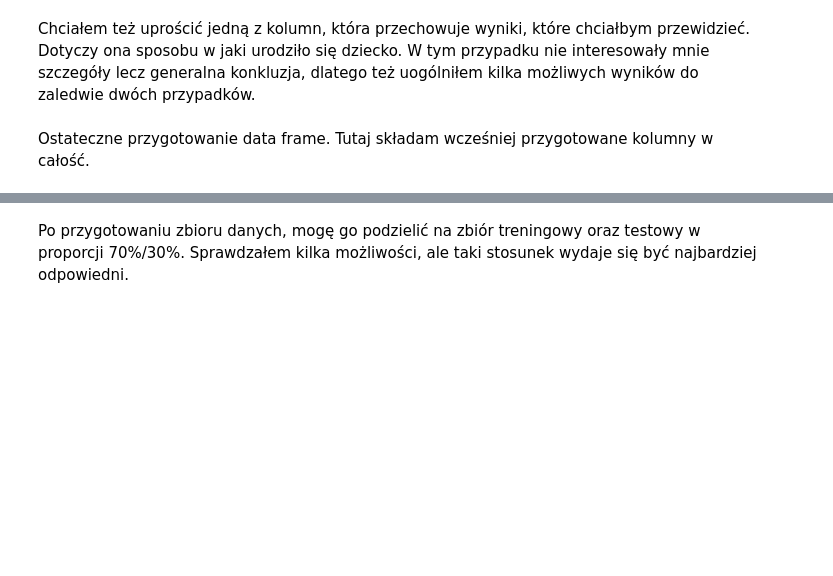
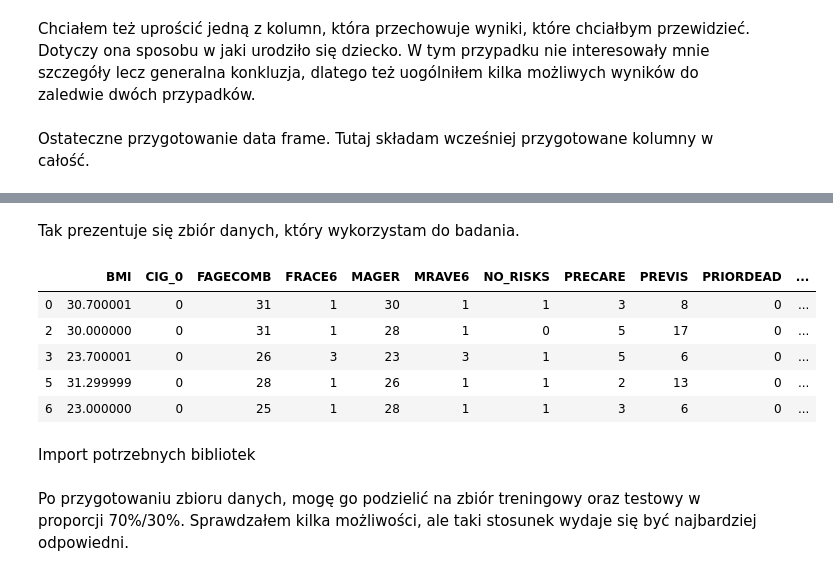
Before and after one commit to kurkowskiad/US-Births-Data-Analysis, a Jupyter notebook: Projekt_Uczenie_Maszynowe.ipynb, the cells around one changed output, grey strips where cells are left out. Saved outputs shown, nothing was run; the diff lists cells and outputs as text; code cells hidden in the pictures; blank space fills up the shorter version.

```diff
--- a/Projekt_Uczenie_Maszynowe.ipynb
+++ b/Projekt_Uczenie_Maszynowe.ipynb
@@ -447,7 +447,7 @@ Ostateczne przygotowanie data frame. Tutaj składam wcześniej przygotowane kolu
 # %%
 output_list = np.array(output_list).astype(np.uint8)
 df = df.drop(['RDMETH_REC'], axis=1)
-df.insert(11, 'RDMETH_REC', output_list)
-column_list = df.columns.tolist()
-column_list = column_list[0:11] + column_list[-1:] + [column_list[11]]
+df.insert(24, 'RDMETH_REC', output_list)
+column_list = ['BMI', 'CIG_0', 'FAGECOMB', 'FRACE6', 'MAGER', 'MRAVE6', 'NO_RISKS',
+               'PRECARE', 'PREVIS', 'PRIORDEAD', 'PRIORLIVE', 'RF_CESARN', 'RDMETH_REC']
 df = df[column_list]
@@ -458,3 +472,16 @@ Import potrzebnych bibliotek
+# %% [markdown]
+Tak prezentuje się zbiór danych, który wykorzystam do badania.
+# %%
+df.head()
+# %% [output]
+|  | BMI | CIG_0 | FAGECOMB | FRACE6 | MAGER | MRAVE6 | NO_RISKS | PRECARE | PREVIS | PRIORDEAD | ... |
+| 0 | 30.700001 | 0 | 31 | 1 | 30 | 1 | 1 | 3 | 8 | 0 | ... |
+| 2 | 30.000000 | 0 | 31 | 1 | 28 | 1 | 0 | 5 | 17 | 0 | ... |
+| 3 | 23.700001 | 0 | 26 | 3 | 23 | 3 | 1 | 5 | 6 | 0 | ... |
+| 5 | 31.299999 | 0 | 28 | 1 | 26 | 1 | 1 | 2 | 13 | 0 | ... |
+| 6 | 23.000000 | 0 | 25 | 1 | 28 | 1 | 1 | 3 | 6 | 0 | ... |
+# %% [markdown]
+Import potrzebnych bibliotek
 # %%
 from sklearn import tree
 from sklearn.model_selection import train_test_split
```
Also changed, not shown: parts of 11 cells of this notebook.
